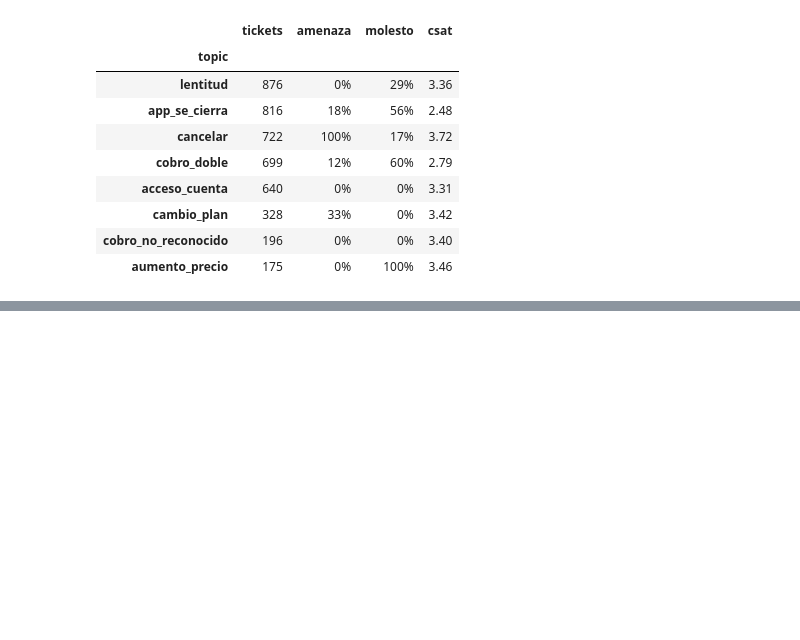
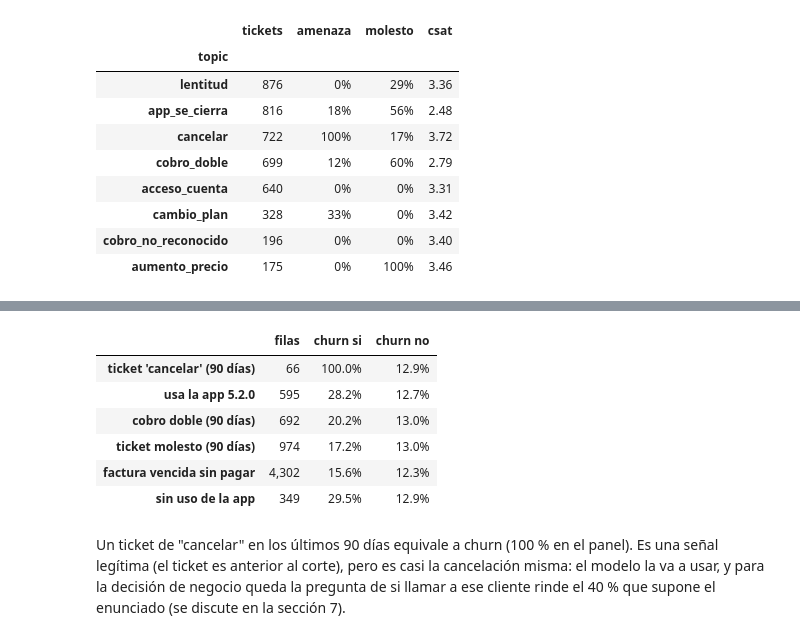
Before and after one commit to unfresh25/conecta-churn, a Jupyter notebook: solucion.ipynb, the cells around one changed output, grey strips where cells are left out. Drawn from its saved outputs; the diff is of its cells as text; code cells hidden in the pictures; blank space fills up the shorter version.

Commit message:
feat: variables a la fecha de corte y panel

```diff
--- a/solucion.ipynb
+++ b/solucion.ipynb
@@ -311,0 +328,10 @@ summary.sort_values("tickets", ascending=False).style.format({"amenaza": "{:.0%}
+# %%
+from conecta.features import build_matrix, build_panel
+
+panel = build_panel(data, classification, labels)
+score_ids = pd.Index(data.to_score["cliente_id"], name="cliente_id")
+X_score = build_matrix(data, classification, TODAY, score_ids)
+print(f"Panel de entrenamiento: {panel.shape} | matriz a puntuar (31-dic-2025): {X_score.shape}")
+assert len(panel) == 13600 and len(X_score) == 1556 and X_score["plan"].notna().all()
+nulls = panel.isna().mean()
+nulls[nulls > 0].sort_values(ascending=False).to_frame("% nulos").style.format("{:.1%}")
@@ -311,0 +347,24 @@ summary.sort_values("tickets", ascending=False).style.format({"amenaza": "{:.0%}
+# %%
+# Primera mirada: churn según algunas señales (sin controlar por nada todavía)
+looks = {
+    "ticket 'cancelar' (90 días)": panel["topic_cancelar_90d"] > 0,
+    "usa la app 5.2.0": panel["uses_v520"] == 1,
+    "cobro doble (90 días)": panel["duplicate_charges_90d"] > 0,
+    "ticket molesto (90 días)": panel["annoyed_90d"] > 0,
+    "factura vencida sin pagar": panel["overdue_unpaid"] > 0,
+    "sin uso de la app": panel["no_events"] == 1,
+}
+pd.DataFrame({k: {"filas": int(m.sum()), "churn si": panel.loc[m, "churn_90d"].mean(), "churn no": panel.loc[~m, "churn_90d"].mean()}
+              for k, m in looks.items()}).T.style.format({"churn si": "{:.1%}", "churn no": "{:.1%}", "filas": "{:,.0f}"})
+# %% [output]
+|  | filas | churn si | churn no |
+| ticket 'cancelar' (90 días) | 66 | 100.0% | 12.9% |
+| usa la app 5.2.0 | 595 | 28.2% | 12.7% |
+| cobro doble (90 días) | 692 | 20.2% | 13.0% |
+| ticket molesto (90 días) | 974 | 17.2% | 13.0% |
+| factura vencida sin pagar | 4,302 | 15.6% | 12.3% |
+| sin uso de la app | 349 | 29.5% | 12.9% |
+# %% [markdown]
+Un ticket de "cancelar" en los últimos 90 días equivale a churn (100 % en el panel). Es una señal legítima (el ticket es anterior al corte),
+pero es casi la cancelación misma: el modelo la va a usar, y para la decisión de negocio queda la pregunta de si llamar a ese cliente
+rinde el 40 % que supone el enunciado (se discute en la sección 7).
```
Also changed, not shown: parts of 3 cells of this notebook, 2 other files.
